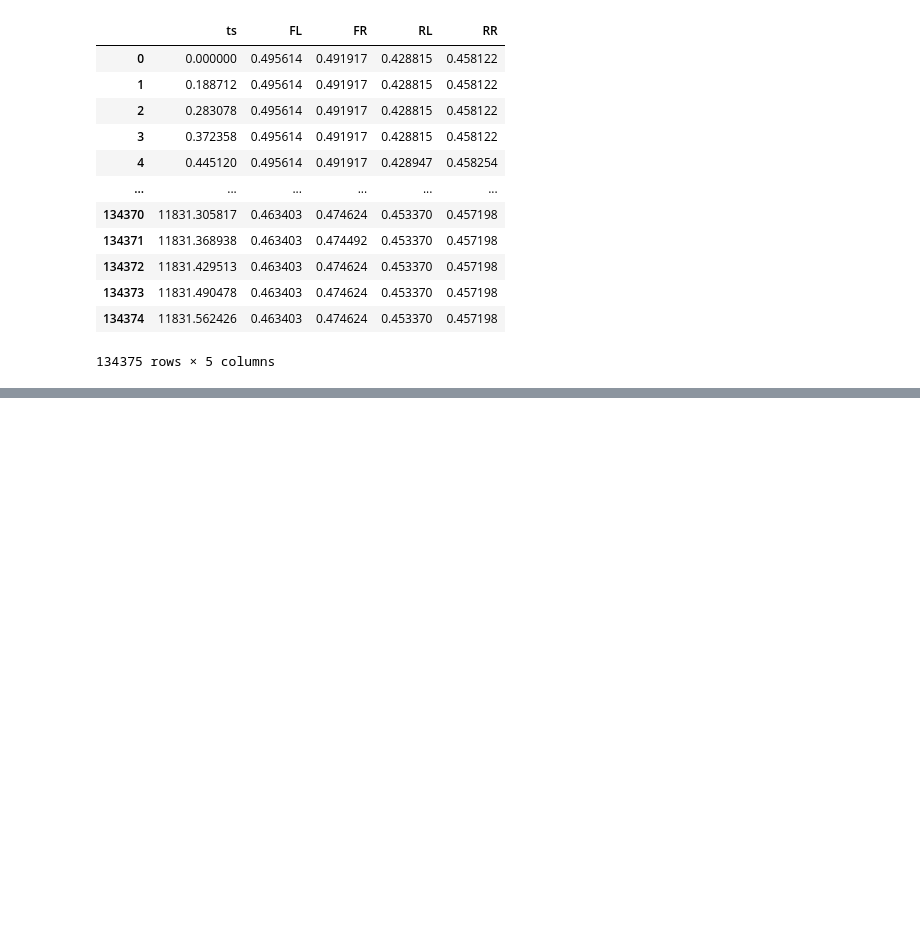
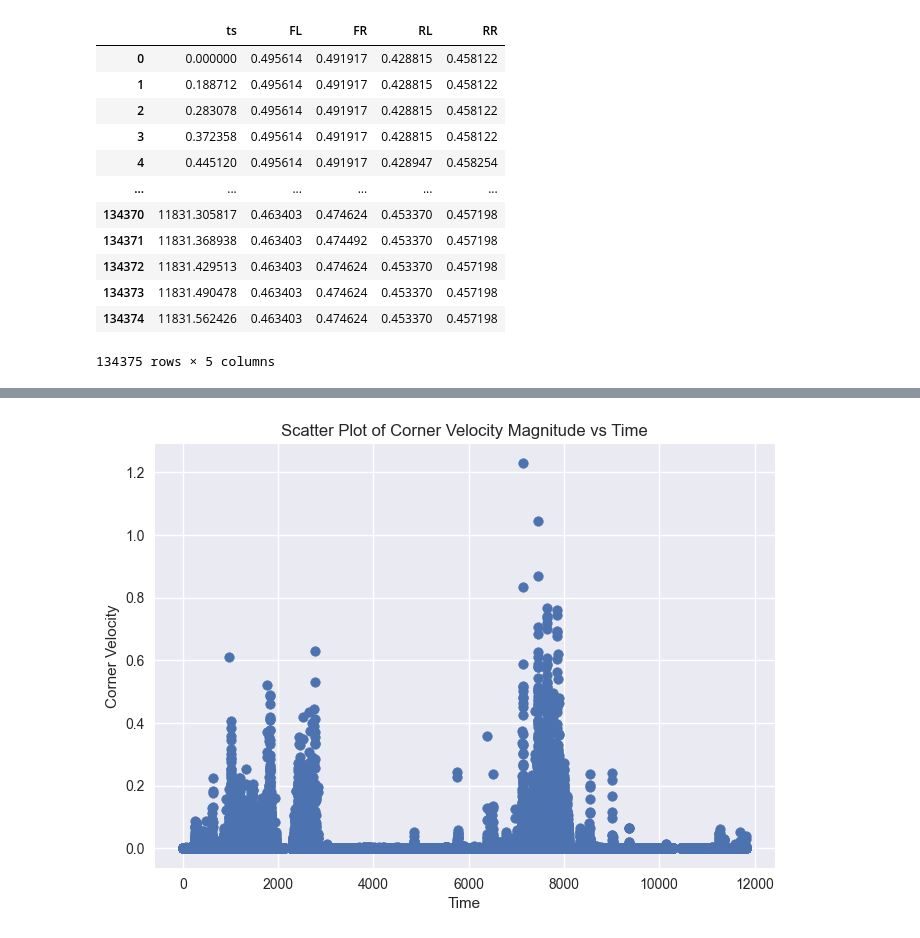
Before and after one commit to cwru-baja/candump_tooling, a Jupyter notebook: linpots.ipynb, the cells around one changed output, grey strips where cells are left out. Cells and saved outputs as stored; diff of their text form; code cells hidden in the pictures; blank space fills up the shorter version.

```diff
--- a/linpots.ipynb
+++ b/linpots.ipynb
@@ -76,3 +84,15 @@ df.describe()
 | max | 11831.562426 | 0.495746 | 0.492446 | 0.482413 | 0.479244 | 180.459355 | 0.511912 | 0.710920 | 0.595840 | 0.615603 |
 # %%
 df.to_csv('linpots.csv', index=False)
+# %%
+df['pythag_vel'] = np.sqrt(df['FL_vel']**2 + df['FR_vel']**2 + df['RL_vel']**2 + df['RR_vel']**2)
+# %%
+movement_regions = df['pythag_vel'] != 0.0
+plt.scatter(df.loc[movement_regions, 'ts'],\
+  df.loc[movement_regions, 'pythag_vel'])
+plt.xlabel('Time')
+plt.ylabel('Corner Velocity')
+plt.title('Scatter Plot of Corner Velocity Magnitude vs Time')
+plt.show()
+# %% [output]
+[figure, added]
```
Also changed, not shown: parts of 19 cells of this notebook, 2 other files.
